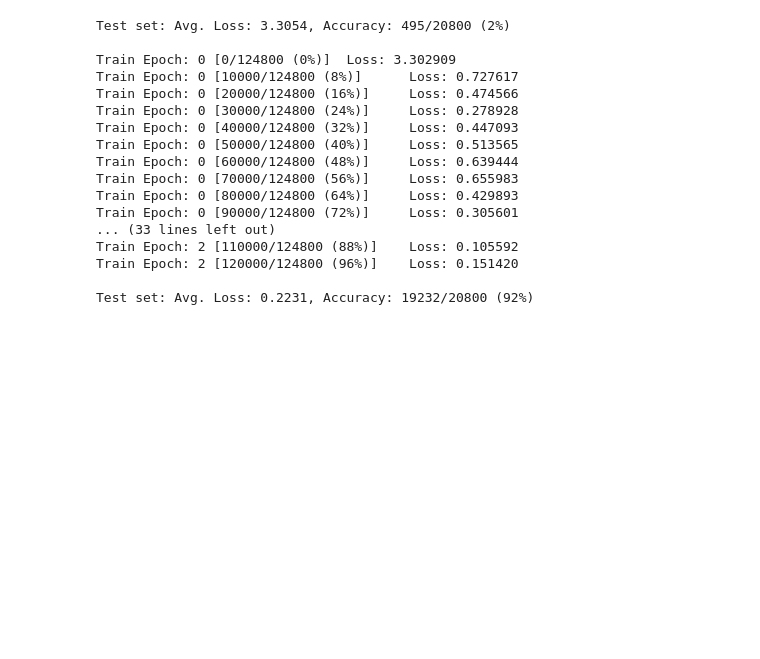
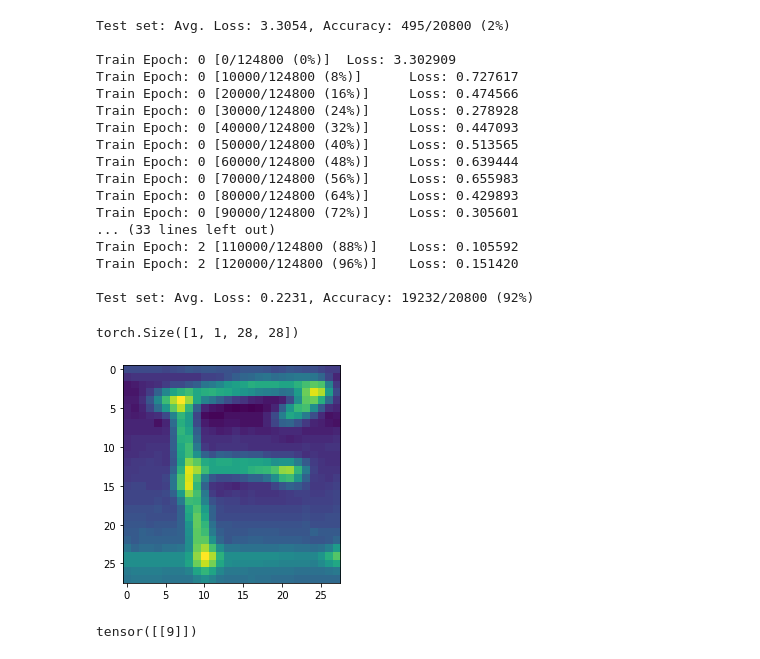
Before and after one commit to advaitkumar3107/ITSP, a Jupyter notebook: EMNIST pytorch.ipynb, the cells around one changed output. Cells and saved outputs as stored; diff of their text form; code cells hidden in the pictures; blank space fills up the shorter version.

```diff
--- a/EMNIST pytorch.ipynb
+++ b/EMNIST pytorch.ipynb
@@ -143,3 +143,22 @@ Train Epoch: 2 [110000/124800 (88%)]    Loss: 0.105592
 Train Epoch: 2 [120000/124800 (96%)]    Loss: 0.151420
 
 Test set: Avg. Loss: 0.2231, Accuracy: 19232/20800 (92%)
+# %%
+from PIL import Image
+imag = Image.open('image 4.jpeg')
+trans = torchvision.transforms.Compose([torchvision.transforms.Grayscale(num_output_channels = 1), torchvision.transforms.ToTensor(), torchvision.transforms.Normalize((0.1307,),(0.3081,))])
+imag = trans(imag)
+imag = imag.resize_(1,28,28)
+imag = 1/(2e5+imag)
+imag = imag.unsqueeze(0)
+plt.imshow(imag[0][0])
+imag.shape
+# %% [output]
+torch.Size([1, 1, 28, 28])
+[figure, added]
+# %%
+output = network(imag)
+prediction = output.data.max(1, keepdim = True)[1]
+prediction
+# %% [output]
+tensor([[9]])
```
Also changed, not shown: parts of 1 cell of this notebook.
